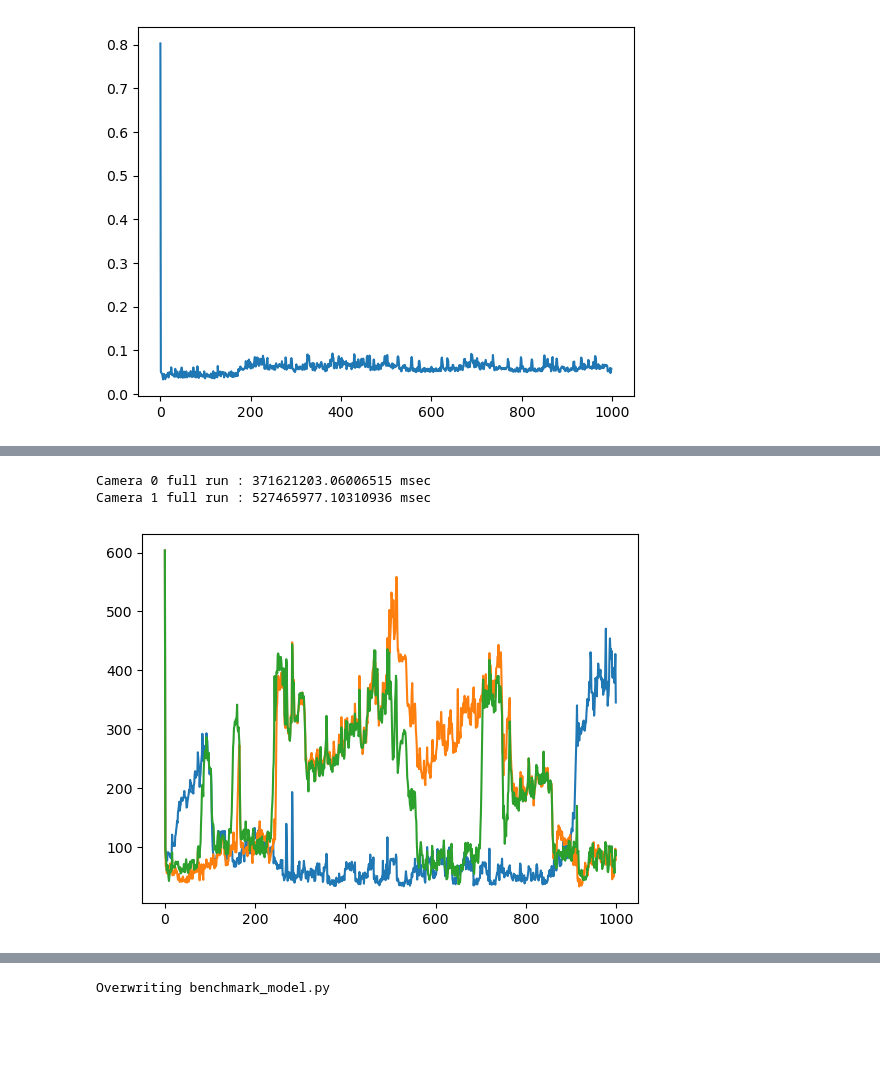
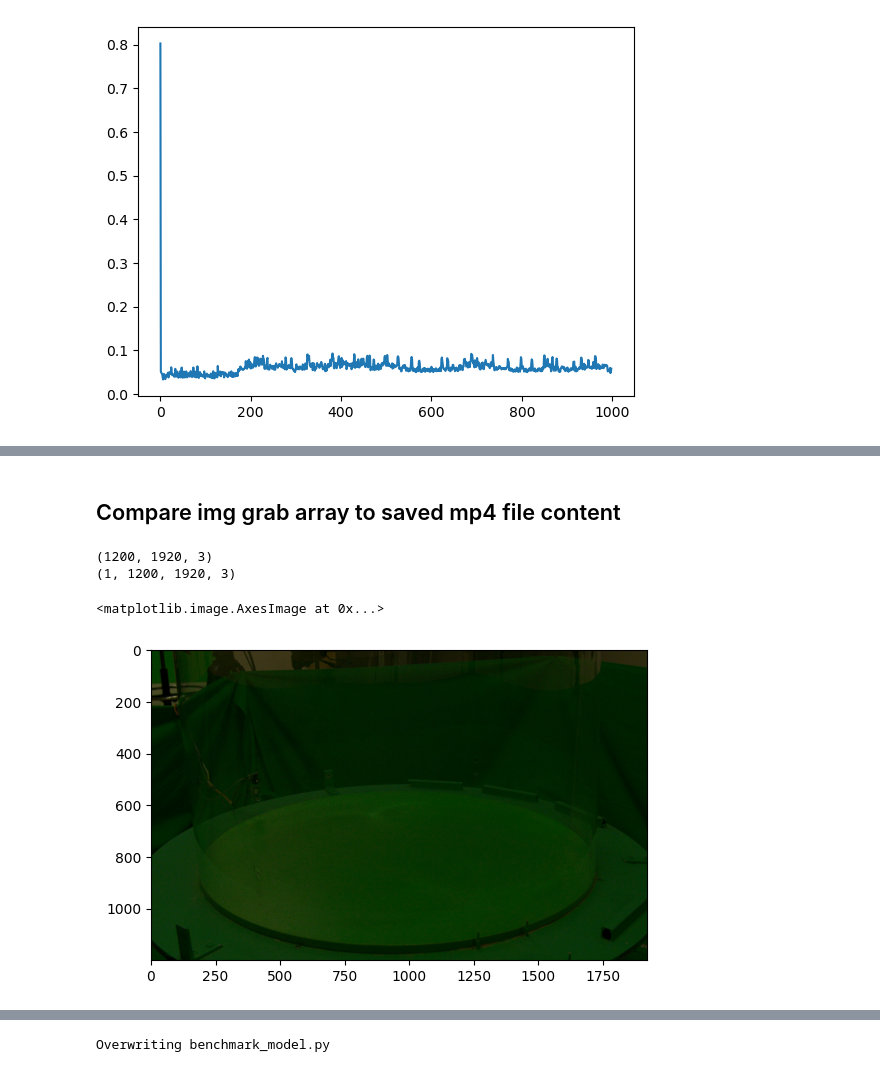
Before and after one commit to dysprague/campy, a Jupyter notebook: campy/test_model_pipeline.ipynb, the cells around one changed output, grey strips where cells are left out. Cells and saved outputs as stored; diff of their text form; code cells hidden in the pictures; blank space fills up the shorter version.

```diff
--- a/campy/test_model_pipeline.ipynb
+++ b/campy/test_model_pipeline.ipynb
@@ -98,39 +140,3 @@ print(np.mean(times[2,:]))
-# %%
-for i in range(2):
-    cam_times = np.load(f'../test/2025_05_01/Camera{i}/frametimes.npy')
-
-    timestamp = cam_times[1,:]
-    readTime = cam_times[2,:]
-    preprocess = cam_times[3,:]
-    loadonqueue = cam_times[4,:]
-
-    model_postprocess_stamp = times[1,:]+times[2,:]
-
-    print(f'Camera {i} full run : {np.mean(model_postprocess_stamp-timestamp)*1000} msec')
-    print(f'Camera {i} readTtime : {np.mean(readTime)*1000} msec')
-    print(f'Camera {i} preprocess time: {np.mean(preprocess)*1000} msec')
-    print(f'Camera {i} queue load time: {np.mean(loadonqueue)*1000} msec')
-# %% [output]
-Camera 0 full run : 371621203.06006515 msec
-Camera 1 full run : 527465977.10310936 msec
-# %%
-fig = plt.figure()
-
-for i in range(3):
-    cam_times = np.load(f'../test/camera_{i}_frametimes.npy')
-
-    timestamp = cam_times[1,:]
-    readTime = cam_times[2,:]
-    preprocess = cam_times[3,:]
-    loadonqueue = cam_times[4,:]
-
-    model_postprocess_stamp = times[1,:]+times[2,:]
-
-    plt.plot((model_postprocess_stamp-timestamp)*1000)
-
-plt.show()
-# %% [output]
-[figure, removed]
 # %%
 def read_frames(video_path, fidxs=None, grayscale=True):
     """Read frames from a video file.
@@ -154,3 +160,21 @@ def read_frames(video_path, fidxs=None, grayscale=True):
             img = img[:, :, [0]]
         frames.append(img)
     return np.stack(frames, axis=0)
+# %% [markdown]
+## Compare img grab array to saved mp4 file content
+# %%
+framegrab = np.load('../campy/test/CamGrabSave.npy')
+vidframe = read_frames('test/2025_05_01/Camera0/0.mp4', fidxs=[0], grayscale=False)
+
+print(framegrab.shape)
+print(vidframe.shape)
+# %% [output]
+(1200, 1920, 3)
+(1, 1200, 1920, 3)
+# %%
+fig = plt.figure()
+
+plt.imshow(framegrab, vmin=200)
+# %% [output]
+<matplotlib.image.AxesImage at 0x...>
+[figure, added]
```
Also changed, not shown: parts of 28 cells of this notebook, 23 other files.
